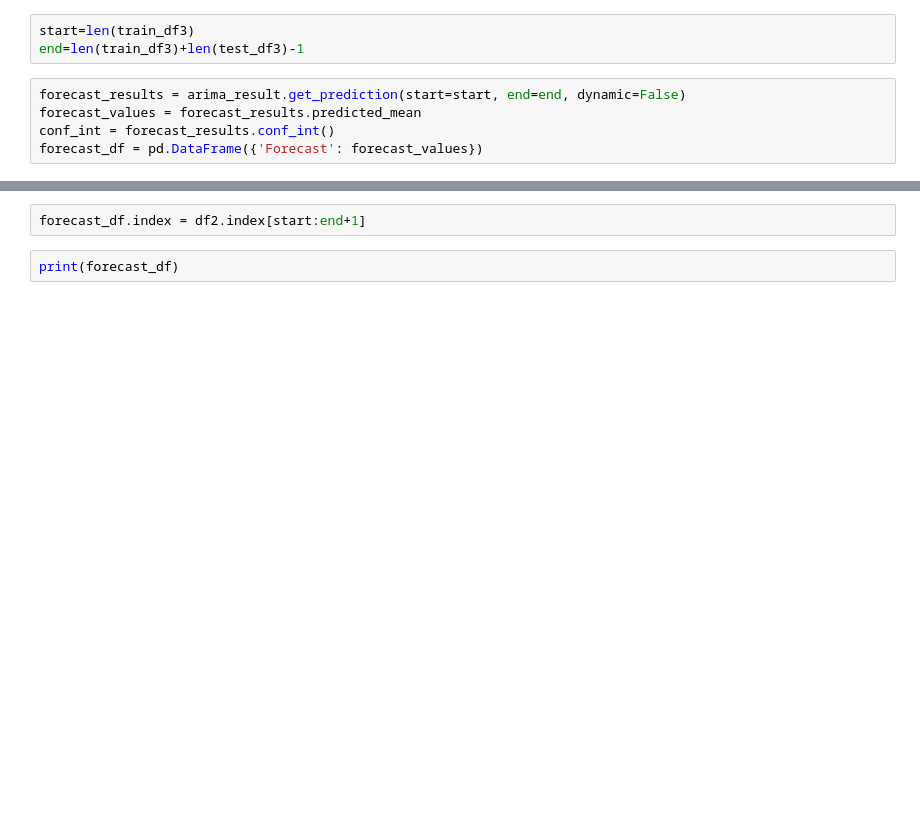
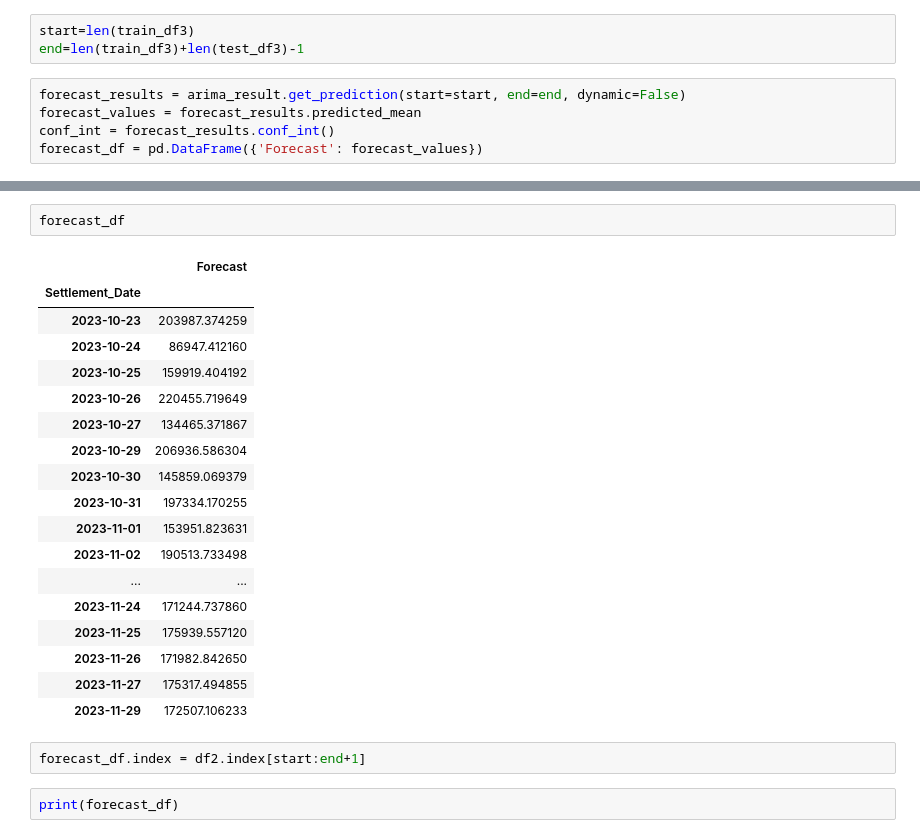
Before and after one commit to FadliAktsar/dashboard-in, a Jupyter notebook: app/notebooks/ARIMA.ipynb, the cells around one changed output, grey strips where cells are left out. Saved outputs shown, nothing was run; the diff lists cells and outputs as text; blank space fills up the shorter version.

```diff
--- a/app/notebooks/ARIMA.ipynb
+++ b/app/notebooks/ARIMA.ipynb
@@ -523,3 +545,24 @@ forecast_df = pd.DataFrame({'Forecast': forecast_values})
+# %%
+forecast_df
+# %% [output]
+|  | Forecast |
+| Settlement_Date |  |
+| 2023-10-23 | 203987.374259 |
+| 2023-10-24 | 86947.412160 |
+| 2023-10-25 | 159919.404192 |
+| 2023-10-26 | 220455.719649 |
+| 2023-10-27 | 134465.371867 |
+| 2023-10-29 | 206936.586304 |
+| 2023-10-30 | 145859.069379 |
+| 2023-10-31 | 197334.170255 |
+| 2023-11-01 | 153951.823631 |
+| 2023-11-02 | 190513.733498 |
+| ... | ... |
+| 2023-11-24 | 171244.737860 |
+| 2023-11-25 | 175939.557120 |
+| 2023-11-26 | 171982.842650 |
+| 2023-11-27 | 175317.494855 |
+| 2023-11-29 | 172507.106233 |
 # %%
 forecast_df.index = df2.index[start:end+1]
 # %%
```
Also changed, not shown: parts of 12 cells of this notebook, 7 other files.
